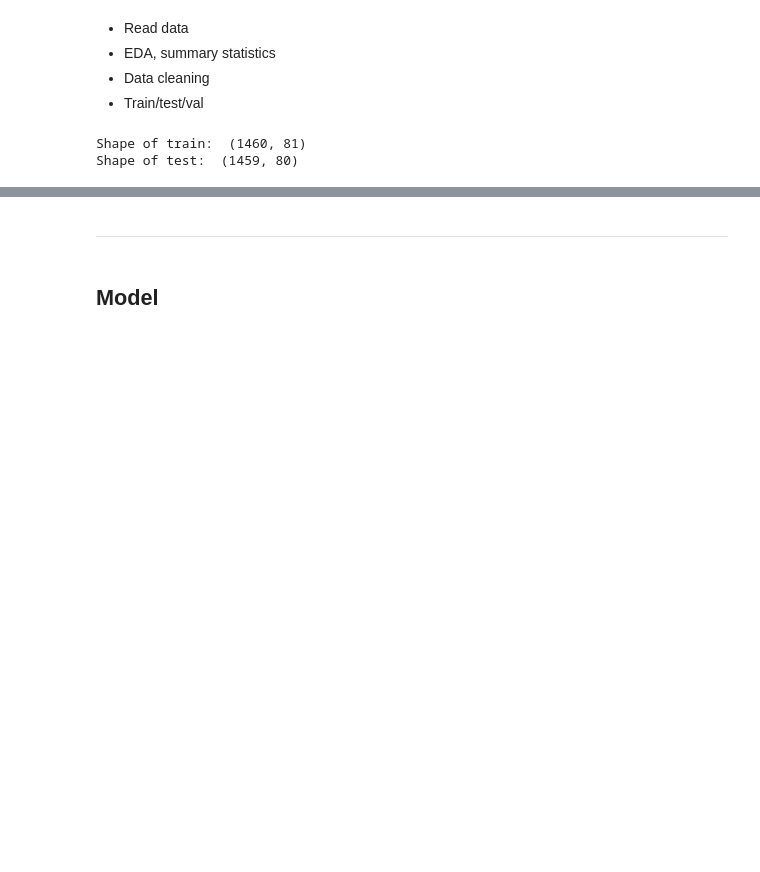
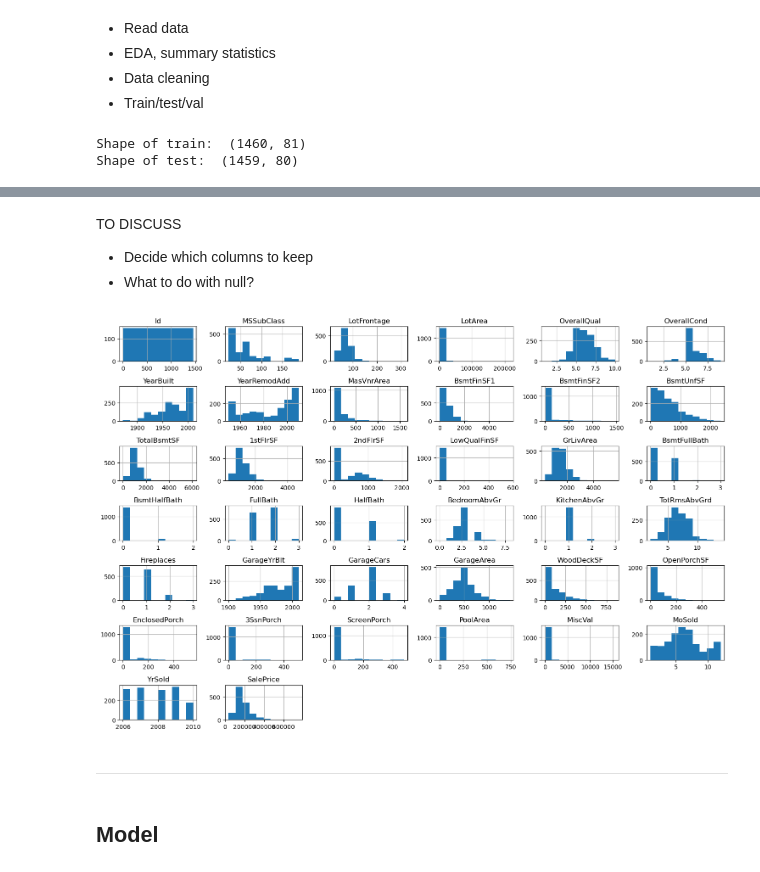
Before and after one commit to wchung1209/predicting_house_prices_ml_models, a Jupyter notebook: code/code.ipynb, the cells around one changed output, grey strips where cells are left out. Saved outputs shown, nothing was run; the diff lists cells and outputs as text; code cells hidden in the pictures; blank space fills up the shorter version.

```diff
--- a/code/code.ipynb
+++ b/code/code.ipynb
@@ -86,3 +135,13 @@ Test has one less column, `SalePrice`, which was intended to be predicted.
+# %% [markdown]
+TO DISCUSS
+- Decide which columns to keep
+- What to do with null?
+# %%
+train.hist(figsize=(15, 10))
+plt.tight_layout()
+plt.show()
+# %% [output]
+[figure, added]
 # %% [markdown]
 ---
 # %% [markdown]
```
Also changed, not shown: parts of 5 cells of this notebook.
